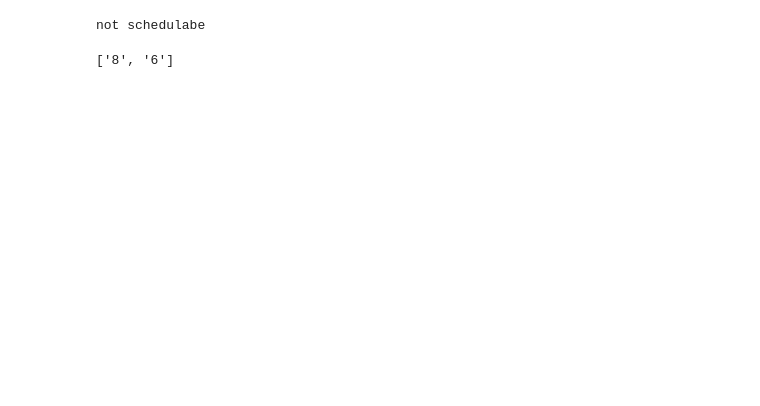
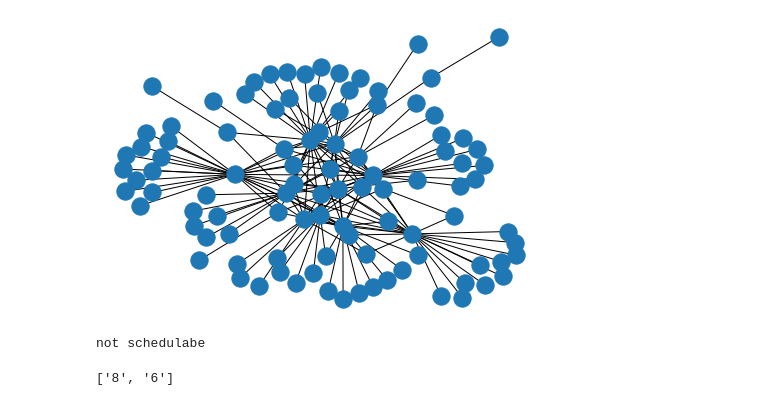
Before and after one commit to abietic/turn_prohibition, a Jupyter notebook: test_load.ipynb, the cells around one changed output. Cells and saved outputs as stored; diff of their text form; code cells hidden in the pictures; blank space fills up the shorter version.

```diff
--- a/test_load.ipynb
+++ b/test_load.ipynb
@@ -3,10 +3,12 @@ import networkx as nx
 from copy import deepcopy
 # %%
 fh = open("test.edgelist", "rb")
-G = nx.read_edgelist(fh)
+G = nx.read_edgelist(fh, nodetype=int)
 fh.close()
 # %%
-nx.draw(G)
+nx.draw_networkx(G)
+# %% [output]
+[figure, added]
 # %%
 sp = nx.shortest_path(G,weight=delay)
 # %%
```
Also changed, not shown: 31 other files.
